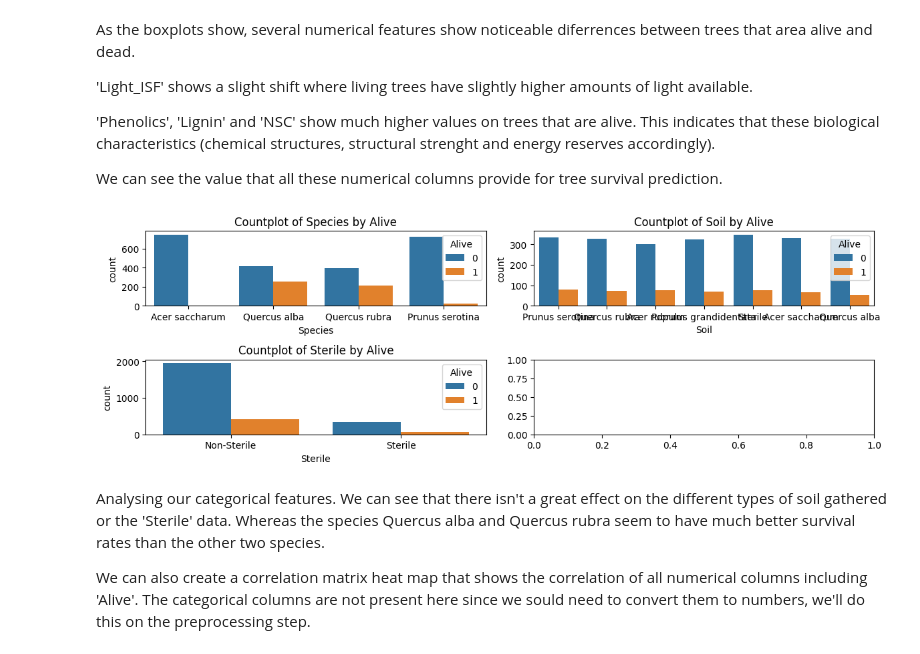
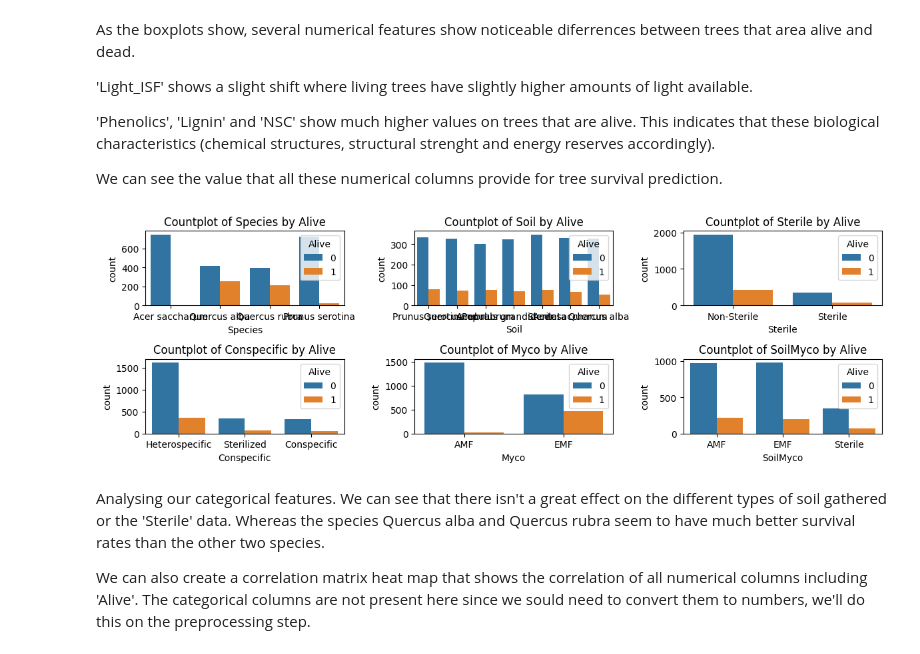
Before and after one commit to andres-go/computer-inteligence, a Jupyter notebook: notebooks/1.pipelines.ipynb, the cells around one changed output. Saved outputs shown, nothing was run; the diff lists cells and outputs as text; code cells hidden in the pictures.

```diff
--- a/notebooks/1.pipelines.ipynb
+++ b/notebooks/1.pipelines.ipynb
@@ -140,9 +142,9 @@ We can scale 'AMF' with power transformation to make it easier on certain models
 
 Using countplots we'll visualize the categorical features
 # %%
-categorical_cols = ['Species', 'Soil', 'Sterile']
+categorical_cols = ['Species', 'Soil', 'Sterile', 'Conspecific', 'Myco', 'SoilMyco']
 
-fig, axs = plt.subplots(1, 3, figsize=(12, 4))
+fig, axs = plt.subplots(2, 3, figsize=(20, 8))
 
 for ax, col in zip(axs.ravel(), categorical_cols):
     sns.countplot(data=data, x=col, ax=ax)
@@ -189,14 +191,14 @@ As the boxplots show, several numerical features show noticeable diferrences bet
 
 We can see the value that all these numerical columns provide for tree survival prediction.
 # %%
-fig, axs = plt.subplots(2, 2, figsize=(12, 4))
+fig, axs = plt.subplots(2, 3, figsize=(12, 4))
 for ax, col in zip(axs.ravel(), categorical_cols):
     sns.countplot(data=data, x=col, hue='Alive', ax=ax)
     ax.set_title(f'Countplot of {col} by Alive')
 
 fig.tight_layout()
 # %% [output]
-[figure, old version]
+[figure, new version]
 # %% [markdown]
 Analysing our categorical features. We can see that there isn't a great effect on the different types of soil gathered or the 'Sterile' data. Whereas the species Quercus alba and Quercus rubra seem to have much better survival rates than the other two species.
 
```
Also changed, not shown: parts of 11 cells of this notebook.
